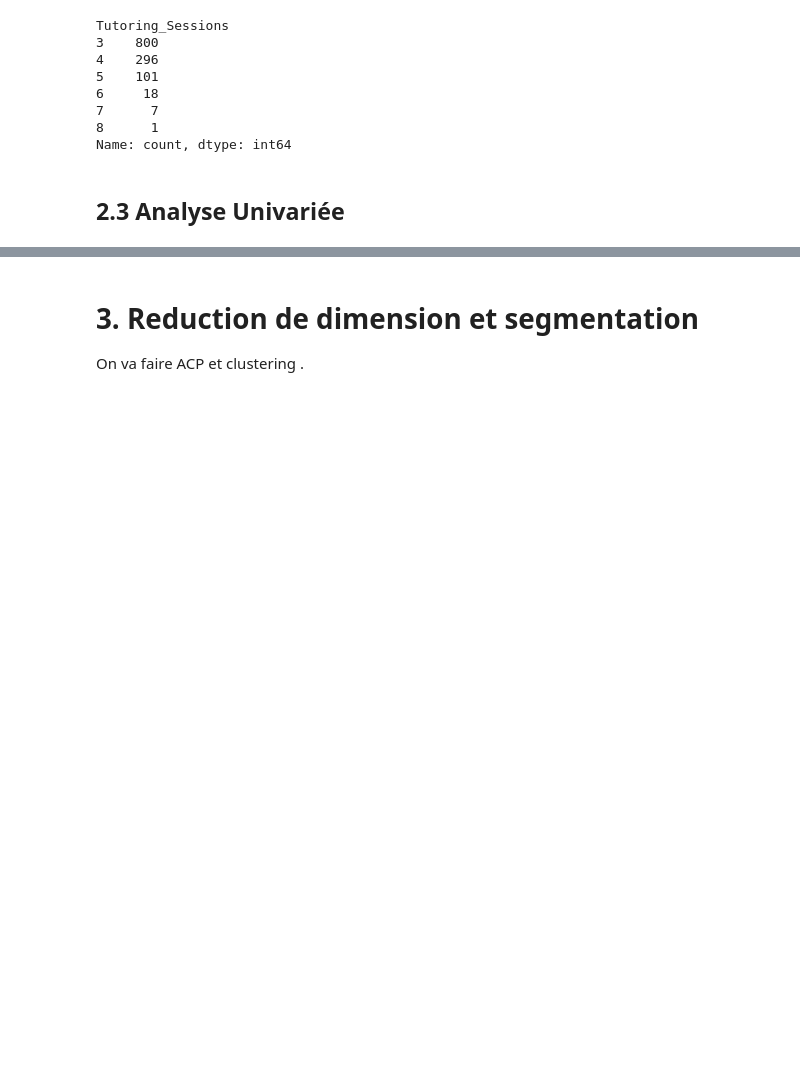
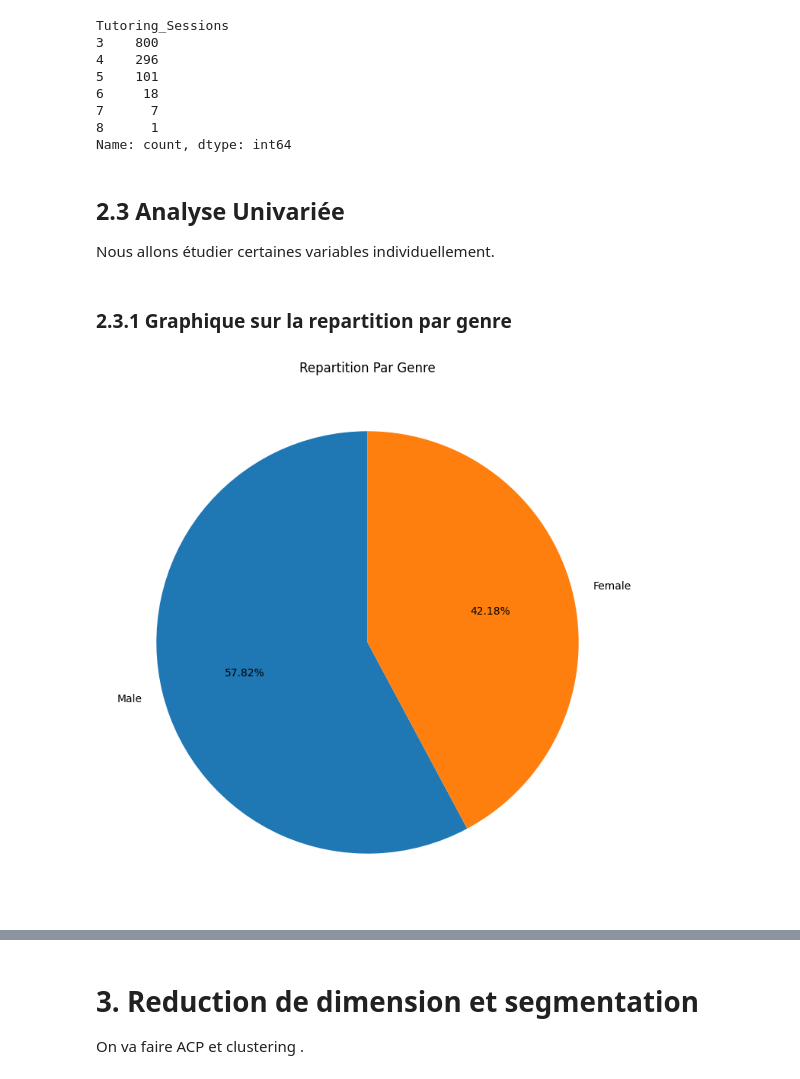
Before and after one commit to Harlequelrah/student_exam_performance_dataset_analysis, a Jupyter notebook: project/main.ipynb, the cells around one changed output, grey strips where cells are left out. Saved outputs shown, nothing was run; the diff lists cells and outputs as text; code cells hidden in the pictures; blank space fills up the shorter version.

Commit message:
Graphiques d'analyse univariée :
- Repartion par Genre

- Repartition par Distance depuis la maison

```diff
--- a/project/main.ipynb
+++ b/project/main.ipynb
@@ -228,3 +228,35 @@ Tutoring_Sessions
 Name: count, dtype: int64
 # %% [markdown]
  ## 2.3 Analyse Univariée
+
+Nous allons étudier certaines variables individuellement.
+# %%
+def get_repartition_chart(series:pd.Series,title:str,palette:str):
+
+    # On récupère les comptes
+    count = series.value_counts()
+
+    # Récupération des labels
+    labels = count.index.to_list()
+
+    # Choix de la palette de couleur
+    colors = sns.color_palette(palette=palette,n_colors=len(labels))
+
+    # Initialisation de la figure
+    plt.figure(figsize=(12,9))
+
+    # Pie chart avec un pourcentage 2 chiffres après la virgule et un angle qui commence à 90
+    plt.pie(count,autopct='%1.2f%%',startangle=90,labels=labels)
+
+    # Titre du graphique
+    plt.title(title)
+
+    # Affichage du graphique
+    plt.show()
+# %% [markdown]
+### 2.3.1 Graphique sur la repartition par genre
+# %%
+
+get_repartition_chart(series=data['Gender'],title="Repartition Par Genre",palette="plasma")
+# %% [output]
+[figure, added]
```
Also changed, not shown: parts of 6 cells of this notebook.
